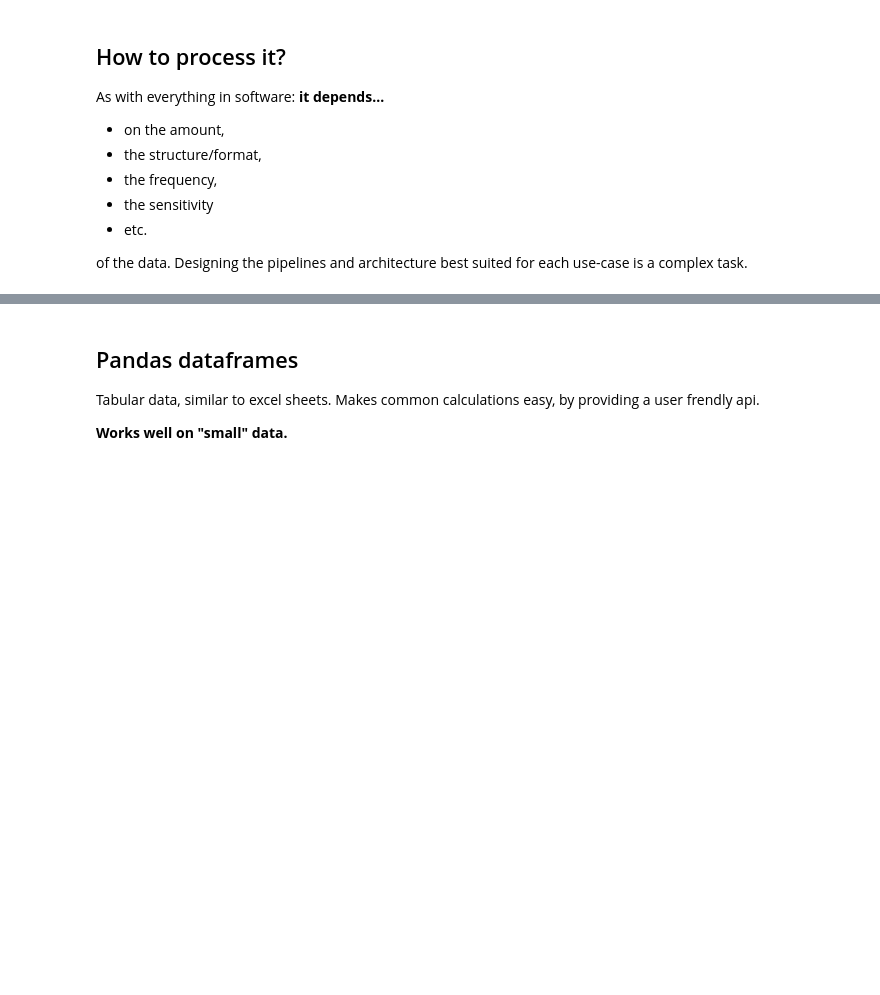
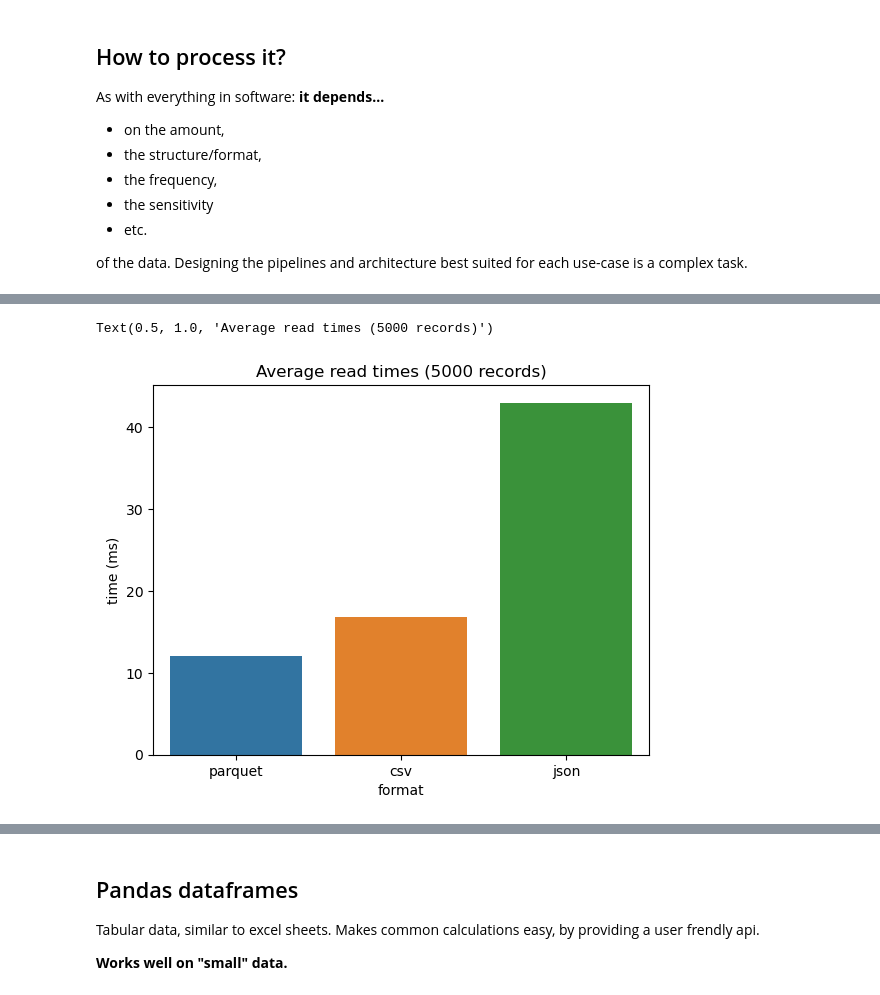
Before and after one commit to jazzysnake/metu-big-data, a Jupyter notebook: metu-demo.ipynb, the cells around one changed output, grey strips where cells are left out. Drawn from its saved outputs; the diff is of its cells as text; code cells hidden in the pictures; blank space fills up the shorter version.

```diff
--- a/metu-demo.ipynb
+++ b/metu-demo.ipynb
@@ -68,0 +191,35 @@ from colorcet import fire
+# %%
+import datetime
+import datashader as ds
+import datashader.transfer_functions as tf
+import dask.dataframe as dd
+import pandas as pd
+import seaborn as sns
+import matplotlib.pyplot as plt
+
+from colorcet import fire
+
+read_times = []
+
+for i in range(10):
+    # parquet
+    before = datetime.datetime.now()
+    userdata_df = pd.read_parquet('data/userdata.parq')
+    after = datetime.datetime.now()
+    time_ms = (after-before).total_seconds() * 1000
+    read_times.append([time_ms, 'parquet'])
+    # csv
+    before = datetime.datetime.now()
+    userdata_df = pd.read_csv('data/userdata.csv')
+    after = datetime.datetime.now()
+    time_ms = (after-before).total_seconds() * 1000
+    read_times.append([time_ms, 'csv'])
+    # json
+    before = datetime.datetime.now()
+    userdata_df = pd.read_json('data/userdata.json')
+    after = datetime.datetime.now()
+    time_ms = (after-before).total_seconds() * 1000
+    read_times.append([time_ms, 'json'])
+# %%
+read_times_df = pd.DataFrame({'time':[item[0] for item in read_times], 'format': [item[1] for item in read_times]})
+read_times_df
@@ -68,0 +244,8 @@ from colorcet import fire
+# %%
+read_times_df = read_times_df.groupby('format').mean().reset_index().sort_values(by='time')
+sns.barplot(read_times_df, x = 'format', y = 'time')
+plt.ylabel('time (ms)')
+plt.title('Average read times (5000 records)')
+# %% [output]
+Text(0.5, 1.0, 'Average read times (5000 records)')
+[figure, added]
```
Also changed, not shown: parts of 31 cells of this notebook, 12 other files.
